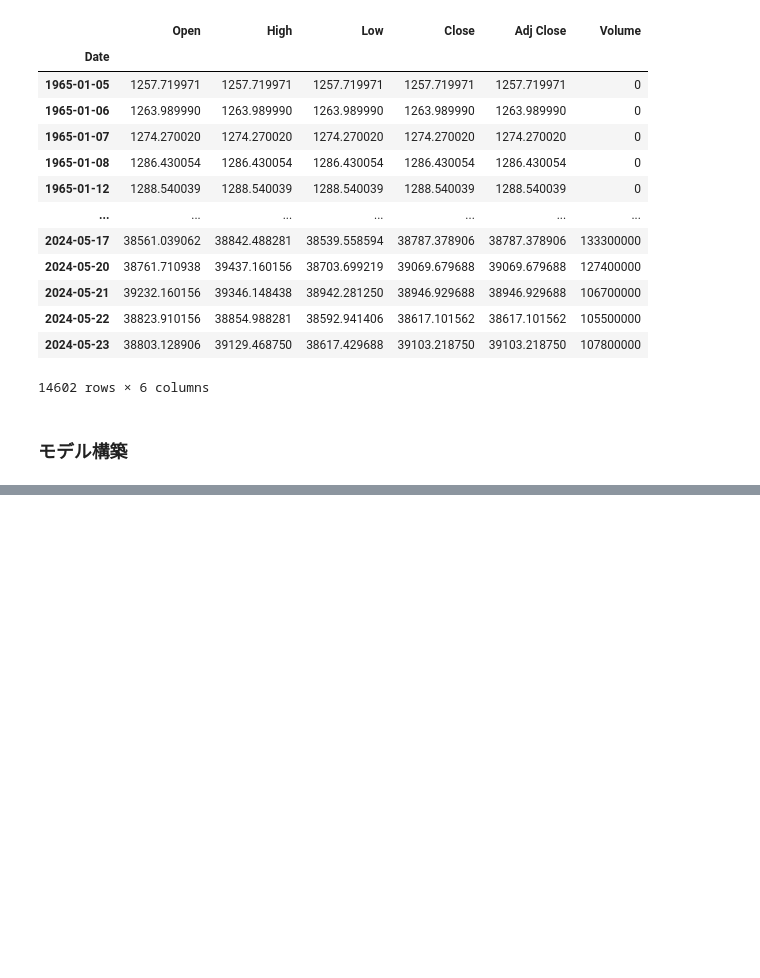
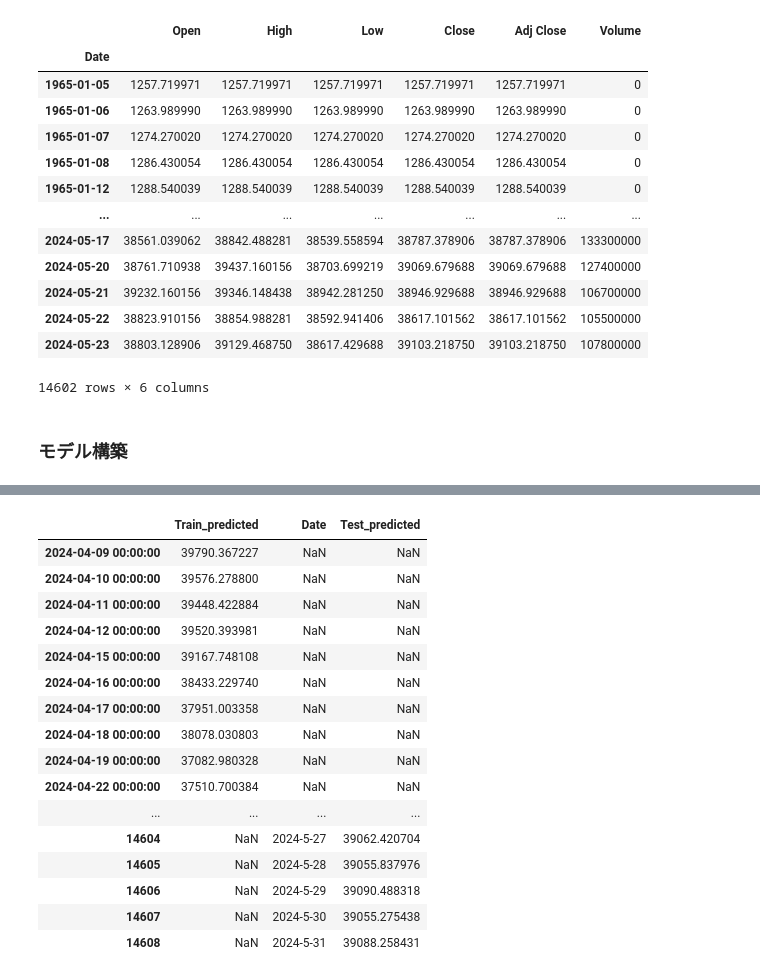
Before and after one commit to 06yako14/stock-prediction, a Jupyter notebook: TimeSeriesModels.ipynb, the cells around one changed output, grey strips where cells are left out. Cells and saved outputs as stored; diff of their text form; code cells hidden in the pictures; blank space fills up the shorter version.

```diff
--- a/TimeSeriesModels.ipynb
+++ b/TimeSeriesModels.ipynb
@@ -145,0 +182,20 @@ ar_model = AutoReg(train_df['Close'], lags=min_lag).fit()
+# %%
+predict_df
+# %% [output]
+|  | Train_predicted | Date | Test_predicted |
+| 2024-04-09 00:00:00 | 39790.367227 | NaN | NaN |
+| 2024-04-10 00:00:00 | 39576.278800 | NaN | NaN |
+| 2024-04-11 00:00:00 | 39448.422884 | NaN | NaN |
+| 2024-04-12 00:00:00 | 39520.393981 | NaN | NaN |
+| 2024-04-15 00:00:00 | 39167.748108 | NaN | NaN |
+| 2024-04-16 00:00:00 | 38433.229740 | NaN | NaN |
+| 2024-04-17 00:00:00 | 37951.003358 | NaN | NaN |
+| 2024-04-18 00:00:00 | 38078.030803 | NaN | NaN |
+| 2024-04-19 00:00:00 | 37082.980328 | NaN | NaN |
+| 2024-04-22 00:00:00 | 37510.700384 | NaN | NaN |
+| ... | ... | ... | ... |
+| 14604 | NaN | 2024-5-27 | 39062.420704 |
+| 14605 | NaN | 2024-5-28 | 39055.837976 |
+| 14606 | NaN | 2024-5-29 | 39090.488318 |
+| 14607 | NaN | 2024-5-30 | 39055.275438 |
+| 14608 | NaN | 2024-5-31 | 39088.258431 |
```
Also changed, not shown: parts of 7 cells of this notebook.
